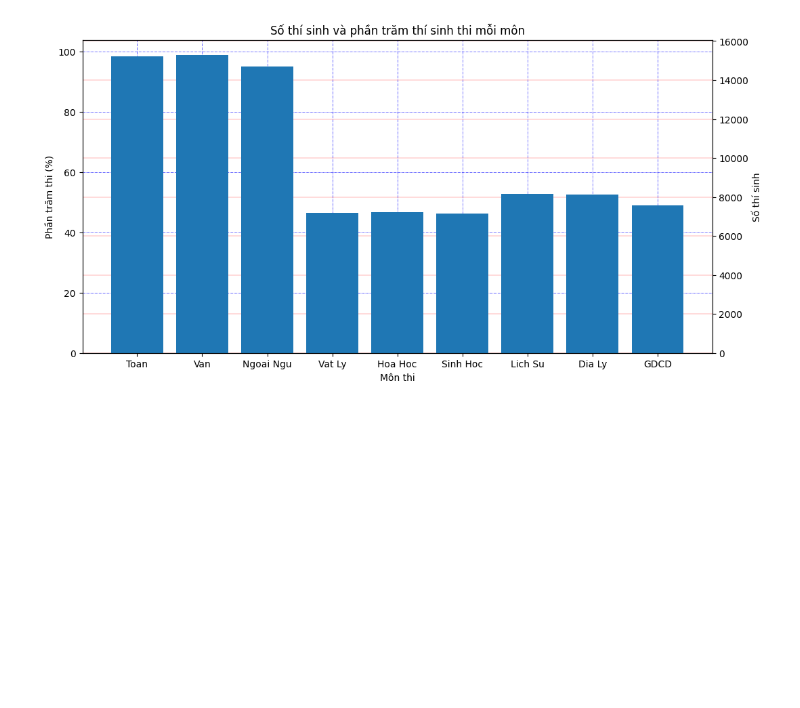
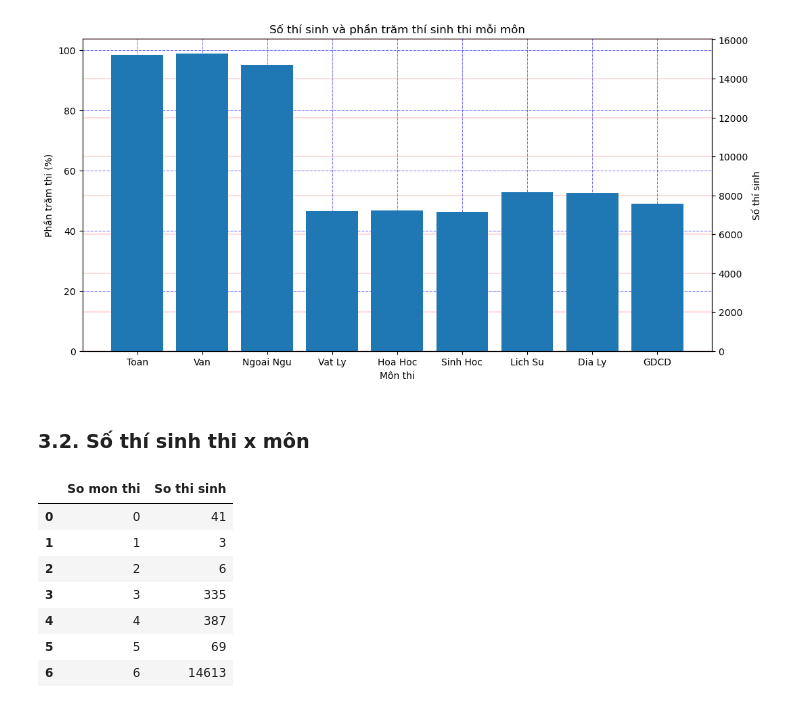
Before and after one commit to nauht1/ScoreAnalysisProject, a Jupyter notebook: Insight.ipynb, the cells around one changed output. Drawn from its saved outputs; the diff is of its cells as text; code cells hidden in the pictures; blank space fills up the shorter version.

Commit message:
them bieu do thi sinh thi x mon

```diff
--- a/Insight.ipynb
+++ b/Insight.ipynb
@@ -110,3 +110,25 @@ plt.title('Số thí sinh và phần trăm thí sinh thi mỗi môn')
 plt.show()
 # %% [output]
 [figure]
+# %% [markdown]
+### 3.2. Số thí sinh thi x môn
+# %%
+# Cột cần lấy
+cols = ['SBD', 'So mon thi']
+
+# Lấy số thí sinh theo số môn thí sinh thi
+diemTG_so_mon = diemTG[cols].groupby('So mon thi').count().reset_index()
+
+# Đổi tên cột
+diemTG_so_mon = diemTG_so_mon.rename(columns={'SBD': 'So thi sinh'})
+
+diemTG_so_mon
+# %% [output]
+|  | So mon thi | So thi sinh |
+| 0 | 0 | 41 |
+| 1 | 1 | 3 |
+| 2 | 2 | 6 |
+| 3 | 3 | 335 |
+| 4 | 4 | 387 |
+| 5 | 5 | 69 |
+| 6 | 6 | 14613 |
```
